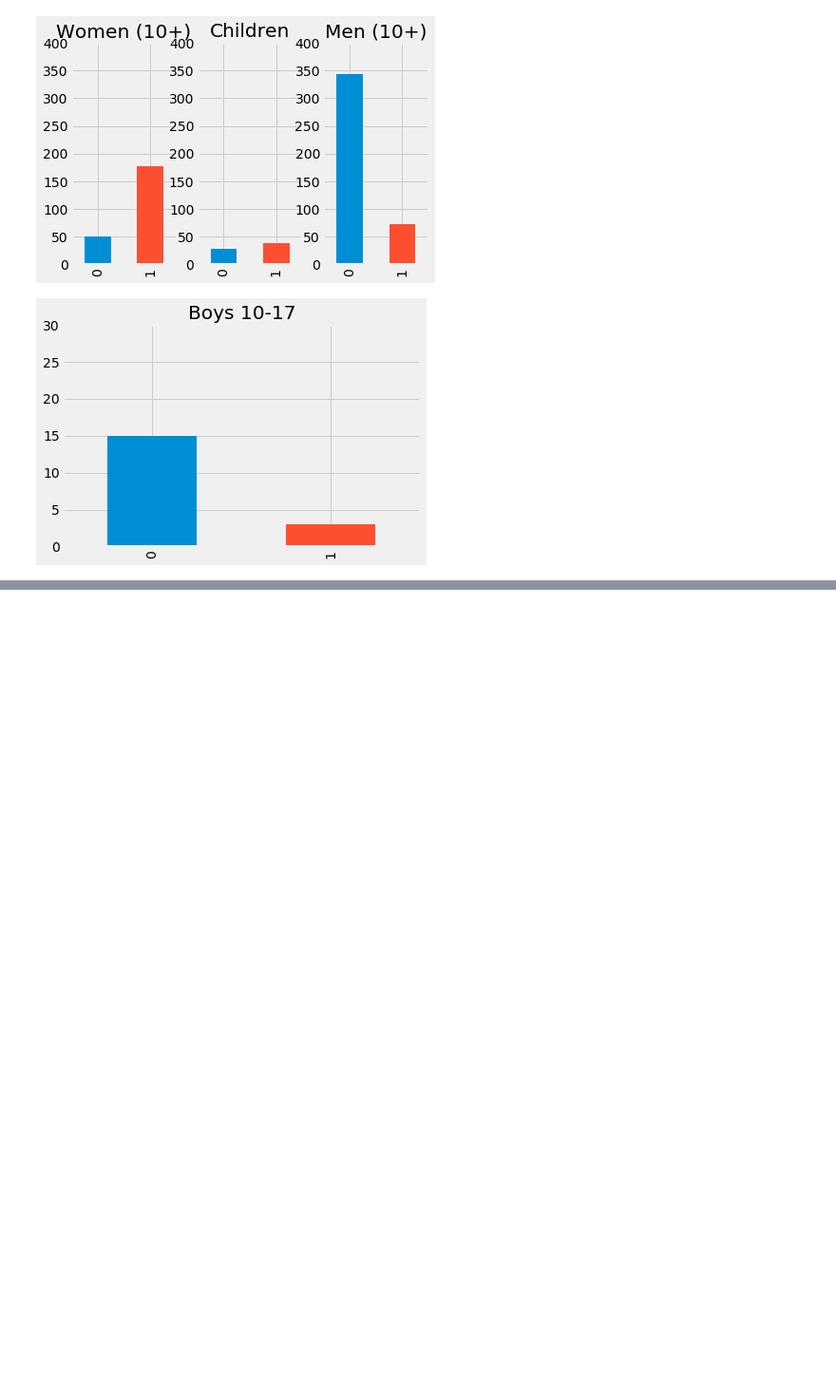
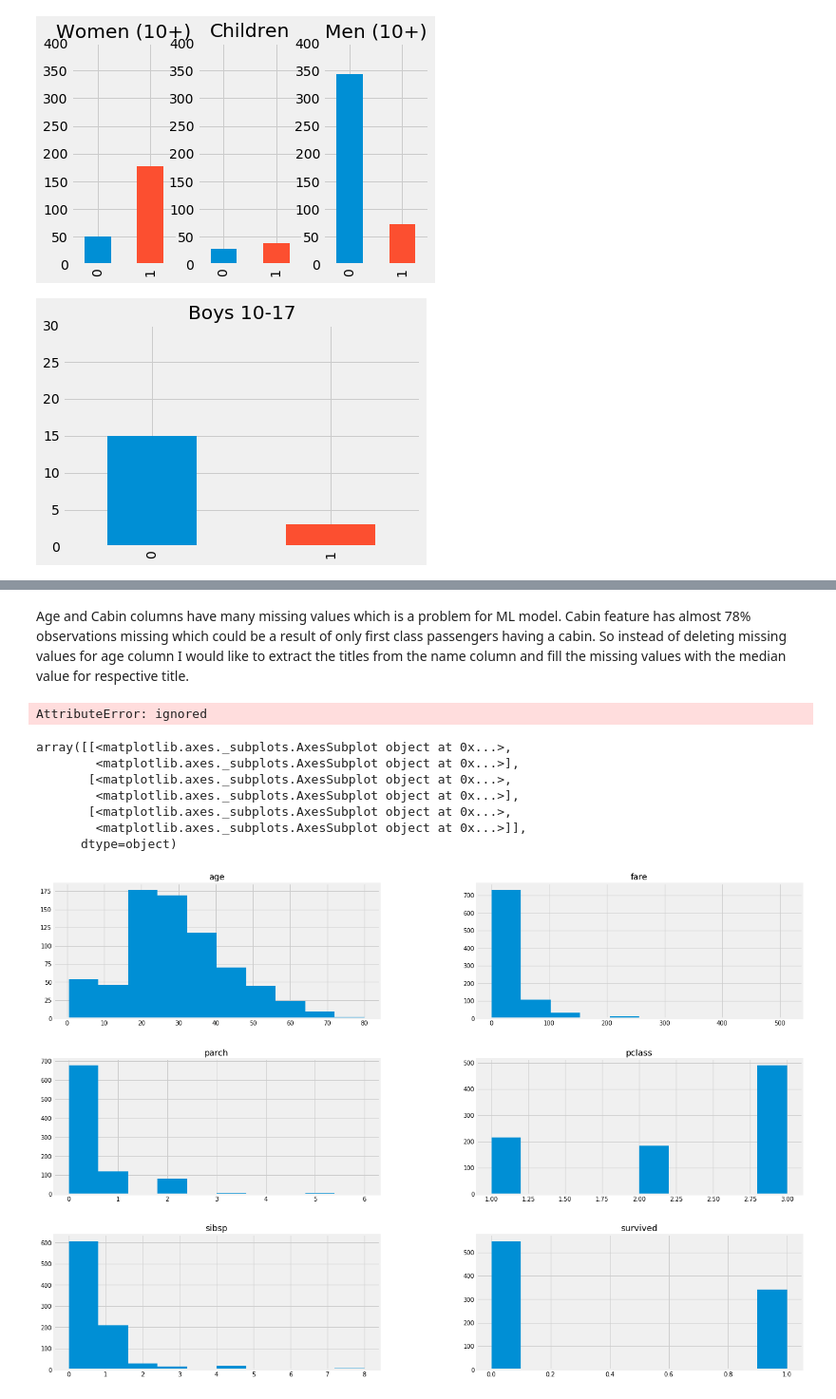
Before and after one commit to papagorgio23/Northwestern, a Jupyter notebook: 422 - Practical Machine Learning/Week 1/Discussion1.ipynb, the cells around one changed output, grey strips where cells are left out. Shown at 95% size. Saved outputs shown, nothing was run; the diff lists cells and outputs as text; code cells hidden in the pictures; blank space fills up the shorter version.

```diff
--- a/422 - Practical Machine Learning/Week 1/Discussion1.ipynb
+++ b/422 - Practical Machine Learning/Week 1/Discussion1.ipynb
@@ -503,0 +639,57 @@ titanic[(titanic.Sex == 'male') & (titanic.Age > 10) & (titanic.Age <17)].Surviv
+# %% [markdown]
+Age and Cabin columns have many missing values which is a problem for ML model. Cabin feature has almost 78% observations missing which could be a result of only first class passengers having a cabin. So instead of deleting missing values for age column I would like to extract the titles from the name column and fill the missing values with the median value for respective title.
+# %%
+import string
+def substrings_in_string(title, name):
+    for title in name:
+        if name.find(title) != -1:
+            return title
+        print (title)
+    return np.nan
+# %%
+import string
+def substrings_in_string(big_string, substrings):
+    for substring in substrings:
+        if substrings.find(big_string, substring) != -1:
+            return substring
+    print (big_string)
+    return np.nan
+# %%
+title_list=['Mrs', 'Mr', 'Master', 'Miss', 'Major', 'Rev',
+                    'Dr', 'Ms', 'Mlle','Col', 'Capt', 'Mme', 'Countess',
+                    'Don', 'Jonkheer']
+# %%
+my_data['title']=my_data['name'].map(lambda x: substrings_in_string(x, title_list))
+
+def replace_titles(x):
+    title=x['title']
+    if title in ['Don', 'Major', 'Capt', 'Jonkheer', 'Rev', 'Col']:
+        return 'Mr'
+    elif title in ['Countess', 'Mme']:
+        return 'Mrs'
+    elif title in ['Mlle', 'Ms']:
+
+        return 'Miss'
+    elif title =='Dr':
+        if x['Sex']=='Male':
+            return 'Mr'
+        else:
+            return 'Mrs'
+    else:
+        return title
+my_data['title']=my_data.apply(replace_titles, axis=1)
+# %% [output]
+AttributeError: ignored
+# %%
+%matplotlib inline
+import matplotlib.pyplot as plt
+my_data.loc[:, my_data.columns!= "PassengerId"].hist(figsize= (20,15))
+# %% [output]
+array([[<matplotlib.axes._subplots.AxesSubplot object at 0x...>,
+        <matplotlib.axes._subplots.AxesSubplot object at 0x...>],
+       [<matplotlib.axes._subplots.AxesSubplot object at 0x...>,
+        <matplotlib.axes._subplots.AxesSubplot object at 0x...>],
+       [<matplotlib.axes._subplots.AxesSubplot object at 0x...>,
+        <matplotlib.axes._subplots.AxesSubplot object at 0x...>]],
+      dtype=object)
+[figure, added]
```
Also changed, not shown: parts of 30 cells of this notebook.
